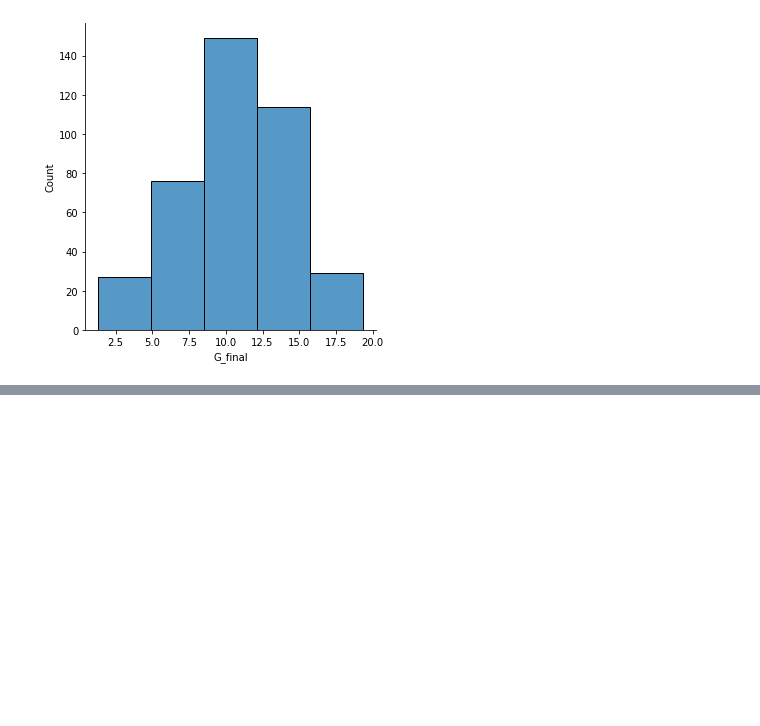
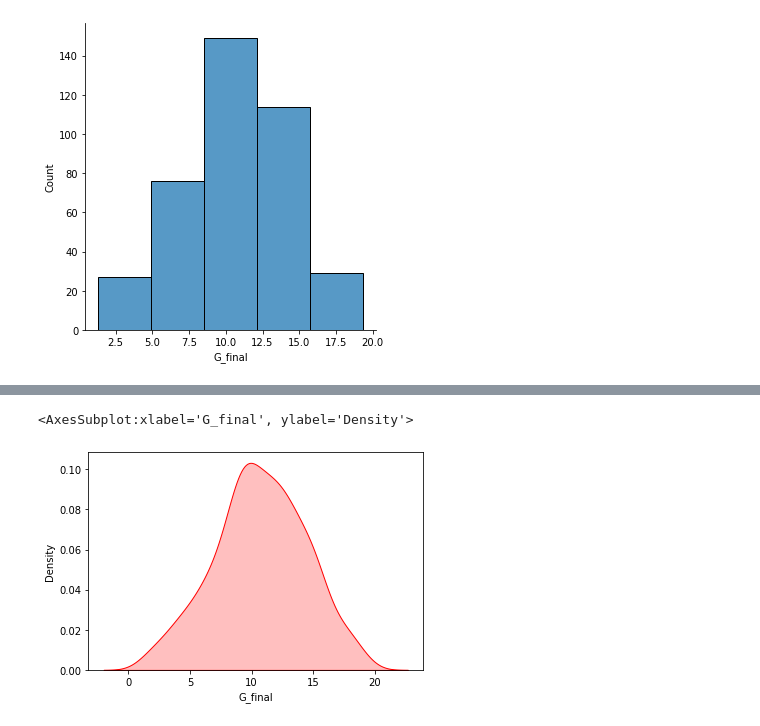
Before and after one commit to Mrt3206/Seaborn_Mathplotlib_Homework, a Jupyter notebook: seaborn-mathplotlib-homework.ipynb, the cells around one changed output, grey strips where cells are left out. Cells and saved outputs as stored; diff of their text form; code cells hidden in the pictures; blank space fills up the shorter version.

```diff
--- a/seaborn-mathplotlib-homework.ipynb
+++ b/seaborn-mathplotlib-homework.ipynb
@@ -887,0 +893,5 @@ sns.displot(df.G_final,bins=5,kde=False)
+# %%
+sns.kdeplot(df.G_final,shade=True,color='red')
+# %% [output]
+<AxesSubplot:xlabel='G_final', ylabel='Density'>
+[figure, added]
```
Also changed, not shown: parts of 21 cells of this notebook.
